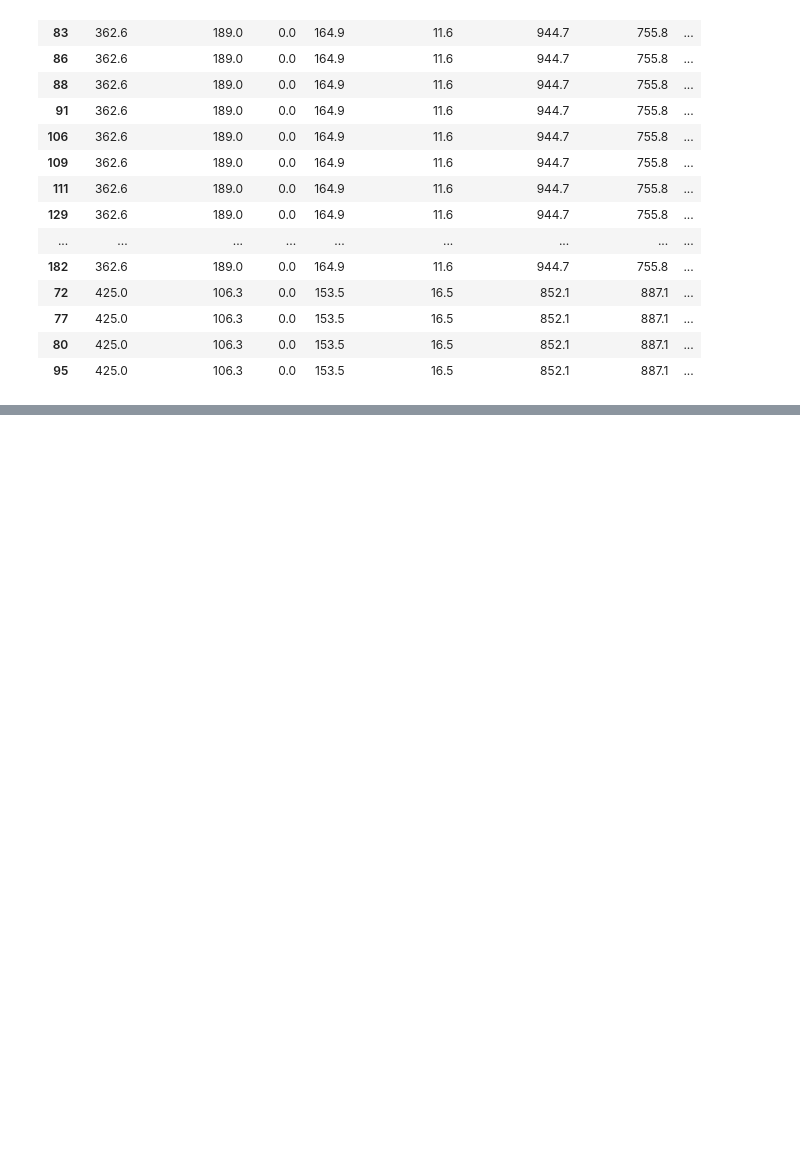
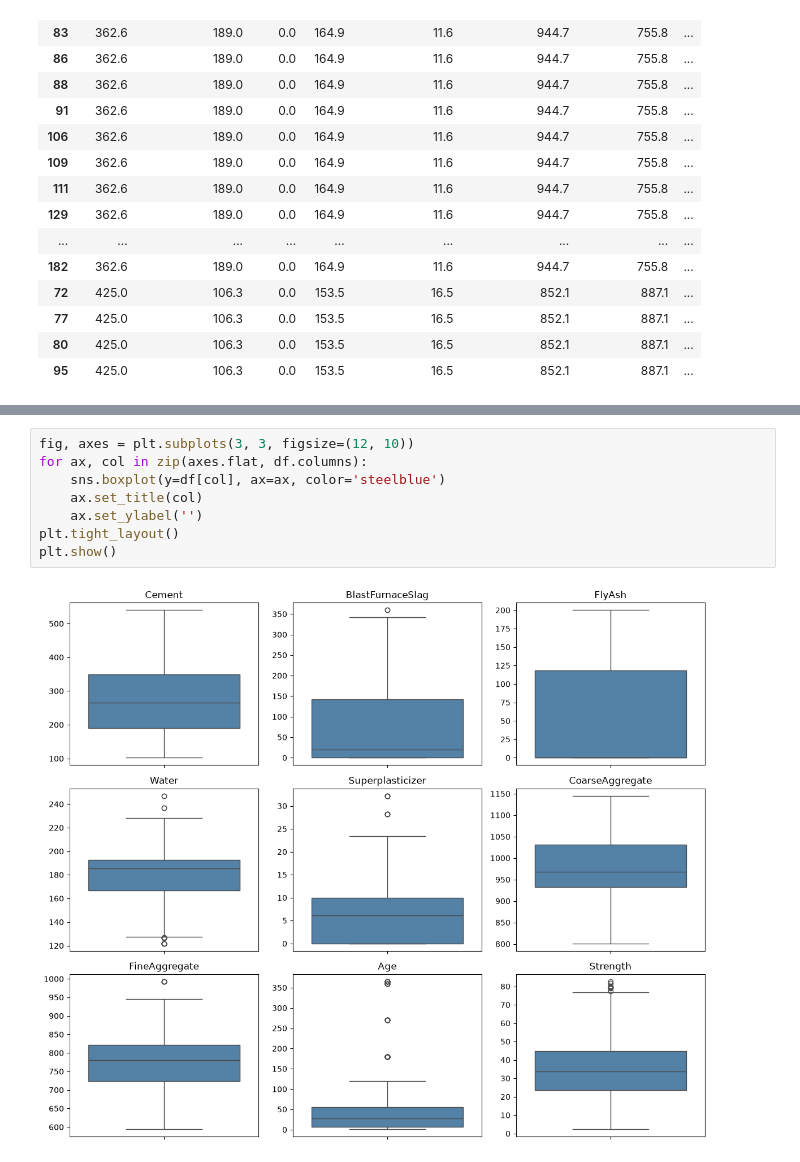
Before and after one commit to JFCRISOSTOMO/INGENIERIA-ESTRUCTURAL, a Jupyter notebook: notebooks/prueba.ipynb, the cells around one changed output, grey strips where cells are left out. Saved outputs shown, nothing was run; the diff lists cells and outputs as text; blank space fills up the shorter version.

```diff
--- a/notebooks/prueba.ipynb
+++ b/notebooks/prueba.ipynb
@@ -90,0 +185,10 @@ Filas totalmente duplicadas: 25
+# %%
+fig, axes = plt.subplots(3, 3, figsize=(12, 10))
+for ax, col in zip(axes.flat, df.columns):
+    sns.boxplot(y=df[col], ax=ax, color='steelblue')
+    ax.set_title(col)
+    ax.set_ylabel('')
+plt.tight_layout()
+plt.show()
+# %% [output]
+[figure, added]
```
Also changed, not shown: parts of 14 cells of this notebook.
